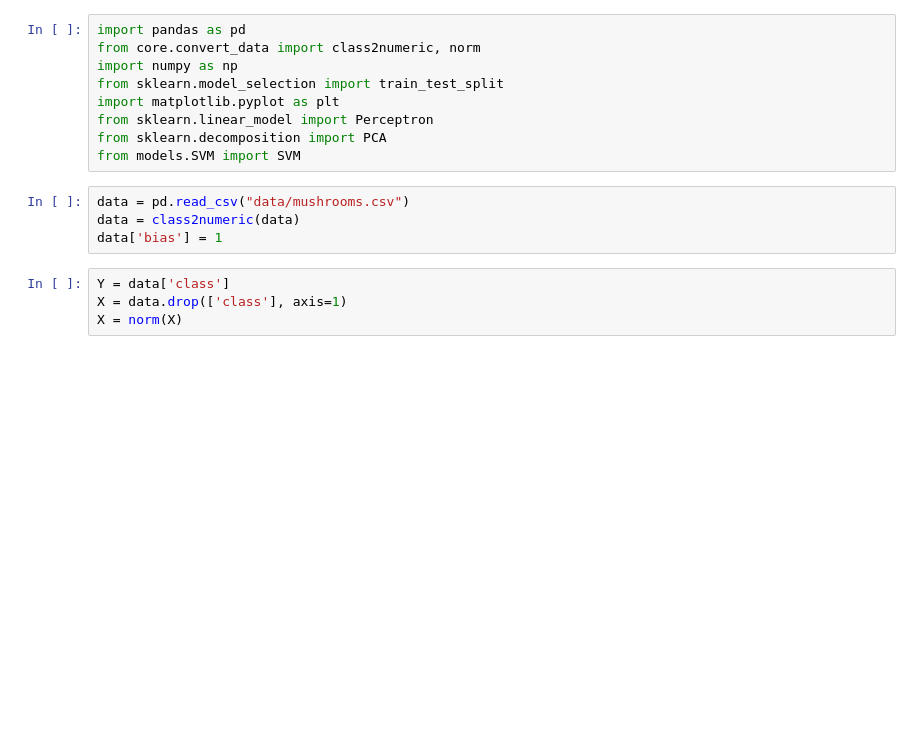
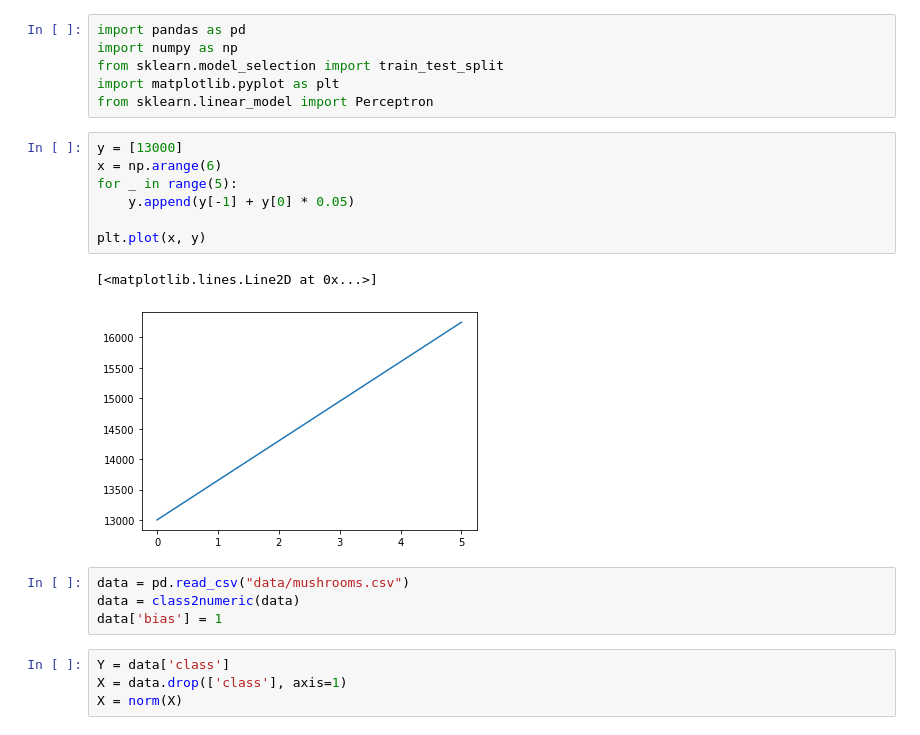
Before and after one commit to BabylenMagnus/EStraine, a Jupyter notebook: Test.ipynb, the cells around one changed output. Cells and saved outputs as stored; diff of their text form; blank space fills up the shorter version.

```diff
--- a/Test.ipynb
+++ b/Test.ipynb
@@ -1,12 +1,19 @@
 # %%
 import pandas as pd
-from core.convert_data import class2numeric, norm
 import numpy as np
 from sklearn.model_selection import train_test_split
 import matplotlib.pyplot as plt
 from sklearn.linear_model import Perceptron
-from sklearn.decomposition import PCA
-from models.SVM import SVM
+# %%
+y = [13000]
+x = np.arange(6)
+for _ in range(5):
+    y.append(y[-1] + y[0] * 0.05)
+
+plt.plot(x, y)
+# %% [output]
+[<matplotlib.lines.Line2D at 0x...>]
+[figure, added]
 # %%
 data = pd.read_csv("data/mushrooms.csv")
 data = class2numeric(data)
```
Also changed, not shown: parts of 23 cells of this notebook, 14 other files.
